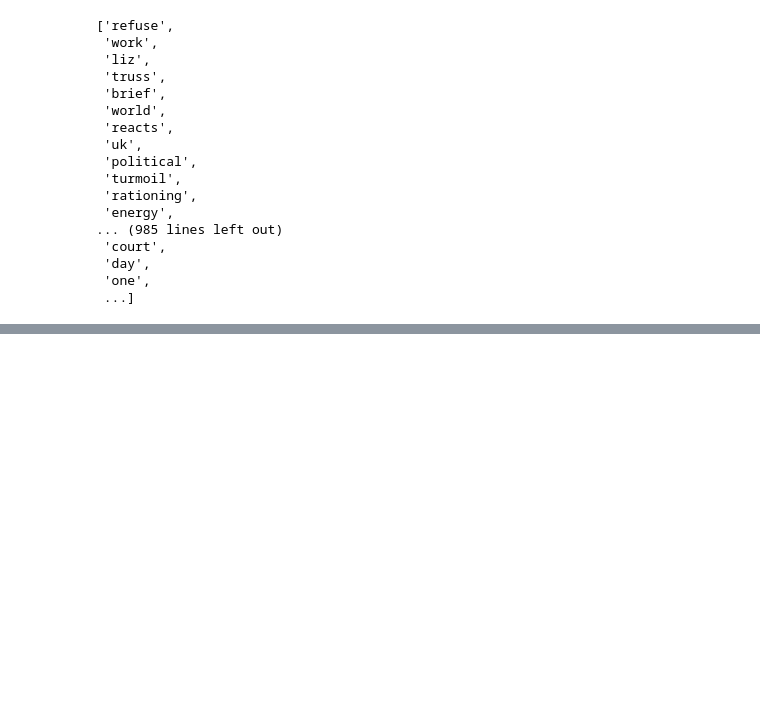
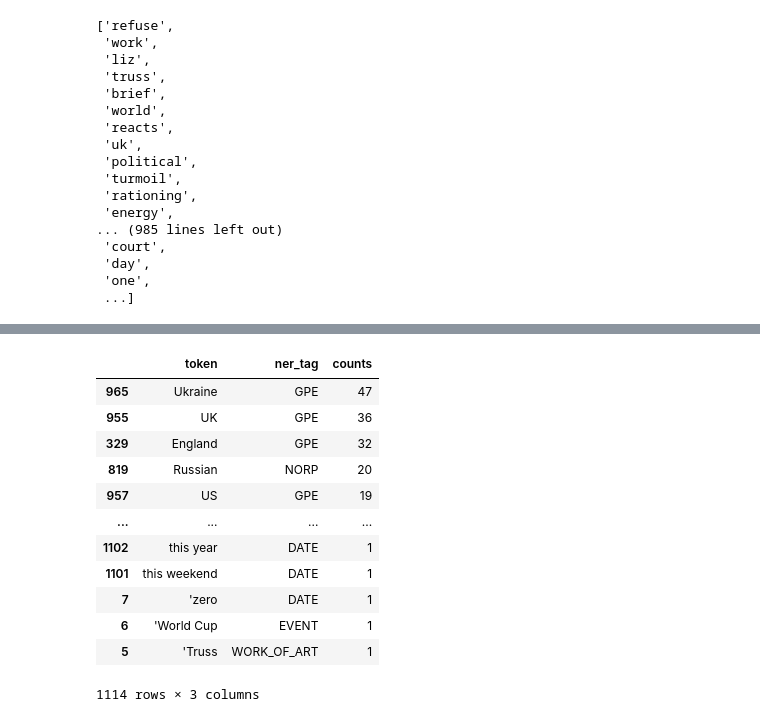
Before and after one commit to EgaSepyana/Ai-Generative, a Jupyter notebook: code/nlp/practical_task_2.ipynb, the cells around one changed output, grey strips where cells are left out. Saved outputs shown, nothing was run; the diff lists cells and outputs as text; code cells hidden in the pictures; blank space fills up the shorter version.

```diff
--- a/code/nlp/practical_task_2.ipynb
+++ b/code/nlp/practical_task_2.ipynb
@@ -160,0 +258,5 @@ token_clean_list
+# %%
+ner_df = pd.DataFrame(columns=['token' , 'ner_tag'])
+for token in spacy_doc.ents:
+    if pd.isna(token.label_) is False:
+        ner_df = pd.concat([ner_df , pd.DataFrame.from_records([{'token' : token.text , 'ner_tag' : token.label_}])] , ignore_index=True)
@@ -160,0 +272,18 @@ token_clean_list
+# %%
+ner_df_counts = ner_df.groupby(['token' , 'ner_tag']).size().reset_index(name="counts").sort_values(by='counts' , ascending=False)
+# %%
+ner_df_counts
+# %% [output]
+|  | token | ner_tag | counts |
+| 965 | Ukraine | GPE | 47 |
+| 955 | UK | GPE | 36 |
+| 329 | England | GPE | 32 |
+| 819 | Russian | NORP | 20 |
+| 957 | US | GPE | 19 |
+| ... | ... | ... | ... |
+| 1102 | this year | DATE | 1 |
+| 1101 | this weekend | DATE | 1 |
+| 7 | 'zero | DATE | 1 |
+| 6 | 'World Cup | EVENT | 1 |
+| 5 | 'Truss | WORK_OF_ART | 1 |
+1114 rows × 3 columns
```
Also changed, not shown: parts of 15 cells of this notebook.
